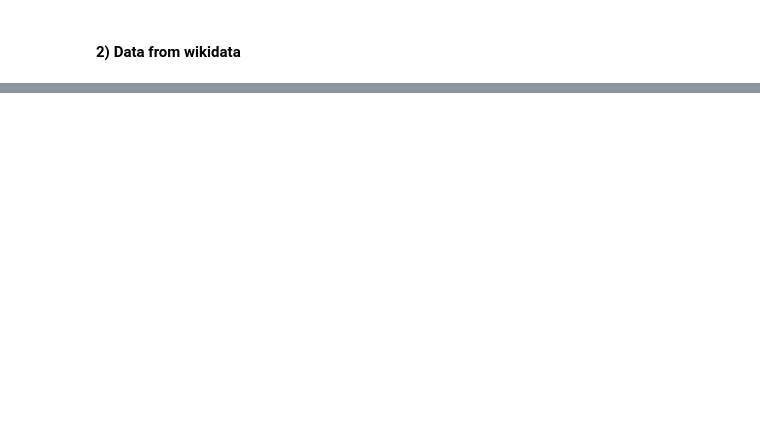
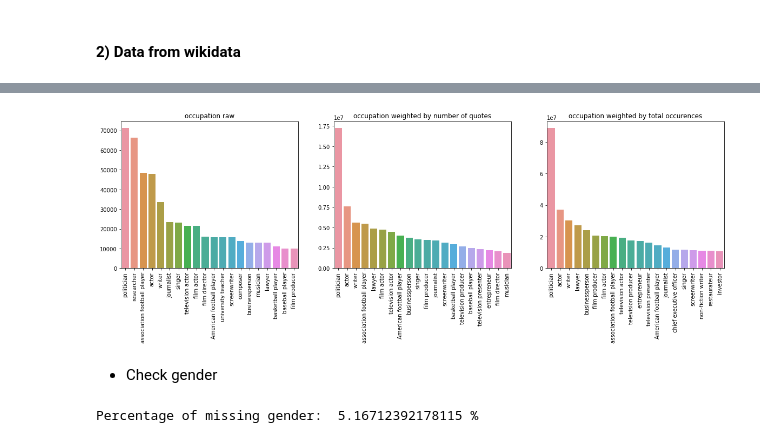
Before and after one commit to epfl-ada/ada-2021-project-cool-group-name, a Jupyter notebook: Data Analysis Speaker.ipynb, the cells around one changed output, grey strips where cells are left out. Drawn from its saved outputs; the diff is of its cells as text; code cells hidden in the pictures; blank space fills up the shorter version.

```diff
--- a/Data Analysis Speaker.ipynb
+++ b/Data Analysis Speaker.ipynb
@@ -210,0 +235,30 @@ speaker_data.id.isna().sum()
+# %%
+def count_feature(feature, number=20):
+    feature_count = Counter()
+    feature_count_quote_count = Counter()
+    feature_count_occurences = Counter()
+
+    for qid, row in df.iterrows():
+        features = row[feature]
+        quote_count = row['quote_count']
+        occurences  = row['num_occurrences']
+
+        if features is not None:
+            for data_feature in features:
+                if data_feature in qid_labels.keys():
+                    feature_count.update([qid_labels[data_feature]])
+                    feature_count_quote_count.update([qid_labels[data_feature]]*quote_count)
+                    feature_count_occurences.update([qid_labels[data_feature]]*sum(occurences))
+
+    fig, axs = plt.subplots(1, 3)
+
+    fig.set_size_inches(20, 5)
+
+    plot_feature_occurences(feature_count, ax=axs[0], number=number)
+    axs[0].set_title(feature + " raw")
+
+    plot_feature_occurences(feature_count_quote_count, ax=axs[1], number=number)
+    axs[1].set_title(feature + " weighted by number of quotes")
+
+    plot_feature_occurences(feature_count_occurences, ax=axs[2], number=number)
+    axs[2].set_title(feature + " weighted by total occurences")
@@ -256,0 +396,10 @@ speaker_data.loc[speaker_data["id"] == 'Q15735939']
+# %%
+count_feature('occupation', number=20)
+# %% [output]
+[figure, added]
+# %% [markdown]
+- Check gender
+# %%
+print("Percentage of missing gender: ", 100 * df.gender.isna().sum()/len(df.gender), "%")
+# %% [output]
+Percentage of missing gender:  5.16712392178115 %
```
Also changed, not shown: parts of 44 cells of this notebook.
